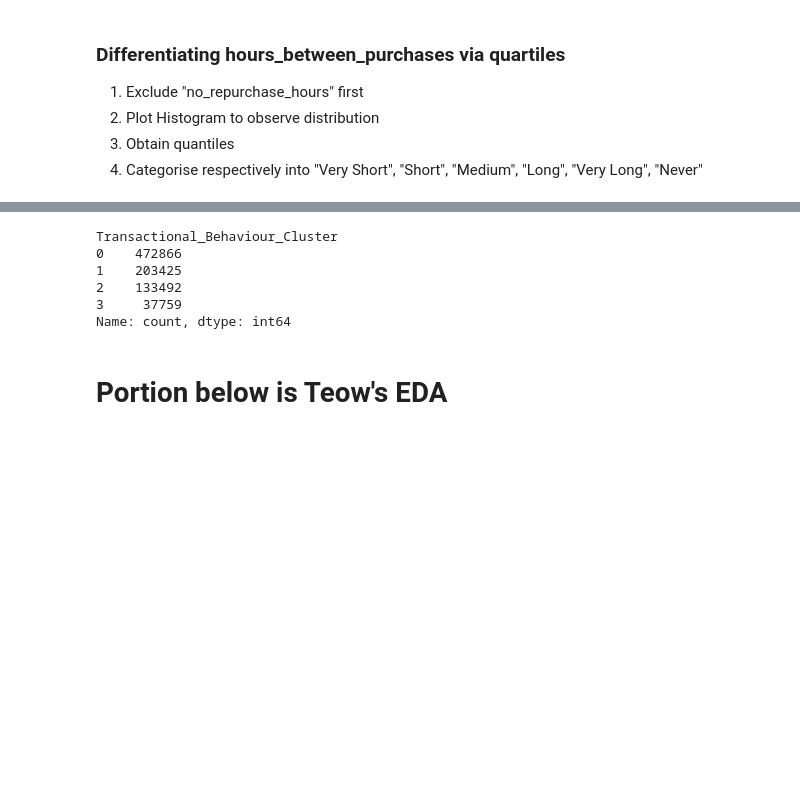
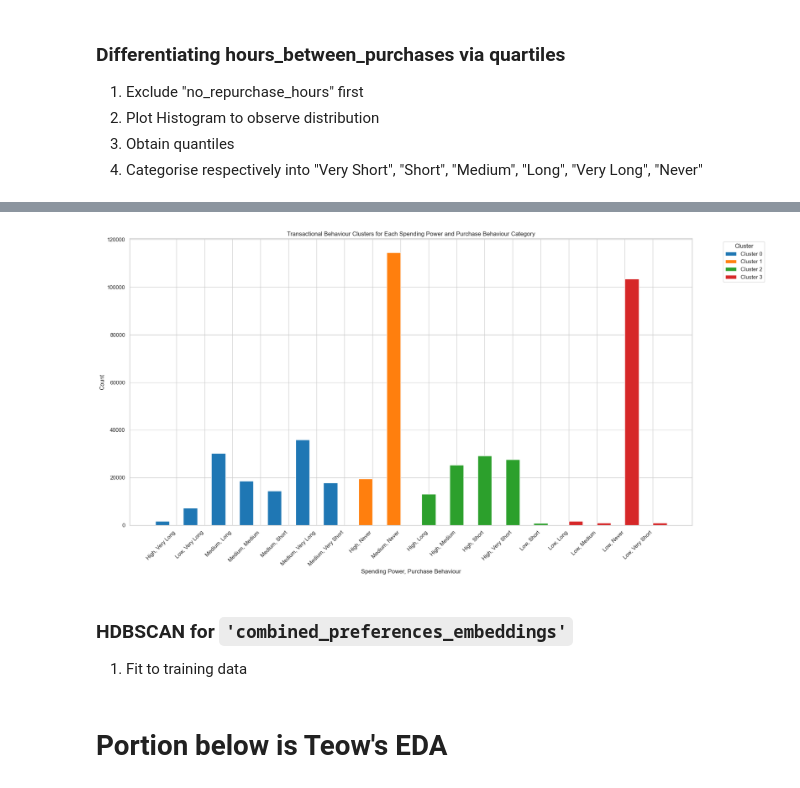
Before and after one commit to aldensiol/FashoReco, a Jupyter notebook: customer-segmentation.ipynb, the cells around one changed output, grey strips where cells are left out. Drawn from its saved outputs; the diff is of its cells as text; code cells hidden in the pictures; blank space fills up the shorter version.

```diff
--- a/customer-segmentation.ipynb
+++ b/customer-segmentation.ipynb
@@ -269,6 +315,6 @@ Best run was number 2
 # %%
 # From above, the optimal number of clusters is 4
-kmodes_full = KModes(n_clusters=4, n_init=5, max_iter=10, verbose=2)
+kmodes_full = KModes(n_clusters=4, init="Huang", n_init=10, max_iter=200, verbose=1)
 
 kmodes_full.fit(df_c_train_fe[['spending_power', 'purchase_behaviour']])
 
@@ -286,9 +344,49 @@ Run 1, iteration: 1/10, moves: 29318, cost: 351671.0
-# %%
-df_c_train_fe["Transactional_Behaviour_Cluster"].value_counts()
-# %% [output]
-Transactional_Behaviour_Cluster
-0    472866
-1    203425
-2    133492
-3     37759
-Name: count, dtype: int64
+# %%
+plot_data = df_c_train_fe.groupby(['Transactional_Behaviour_Cluster', 'spending_power', 'purchase_behaviour']).size().reset_index(name='count')
+
+plot_data['category'] = plot_data[['spending_power', 'purchase_behaviour']].apply(tuple, axis=1)
+
+categories = plot_data['category'].unique()
+
+plt.figure(figsize=(19, 10))
+
+n_clusters = plot_data['Transactional_Behaviour_Cluster'].nunique()
+n_categories = len(categories)
+
+colors = ['tab:blue', 'tab:orange', 'tab:green', 'tab:red']
+
+bar_width = 1.5
+
+xticks_positions = []
+
+# Plot each cluster's bars
+for cluster_num in range(n_clusters):
+    # Filter the data for the current cluster
+    cluster_data = plot_data[plot_data['Transactional_Behaviour_Cluster'] == cluster_num]
+
+    bar_positions = []
+
+    # Plot each category's bar for the current cluster
+    for i, category in enumerate(categories):
+        x_position = i * (n_clusters * bar_width) + cluster_num * bar_width
+
+        if cluster_num == 0:
+            xticks_positions.append(x_position + (n_clusters * bar_width) / 2)
+
+        # Get the count for the current category in the current cluster
+        count = cluster_data[cluster_data['category'] == category]['count'].iloc[0] if not cluster_data[cluster_data['category'] == category].empty else 0
+
+        plt.bar(x_position, count, width=3.0, color=colors[cluster_num], label=f'Cluster {cluster_num}' if i == 0 else "")
+
+plt.xticks(xticks_positions, [f'{sp}, {pb}' for sp, pb in categories], rotation=45, ha='right')
+
+plt.title('Transactional Behaviour Clusters for Each Spending Power and Purchase Behaviour Category')
+plt.xlabel('Spending Power, Purchase Behaviour')
+plt.ylabel('Count')
+
+plt.legend(title='Cluster', bbox_to_anchor=(1.05, 1), loc='upper left')
+
+plt.tight_layout()
+plt.show()
+# %% [output]
+[figure, added]
@@ -294,0 +395,3 @@ Name: count, dtype: int64
+# %% [markdown]
+### HDBSCAN for `'combined_preferences_embeddings'`
+1. Fit to training data
```
Also changed, not shown: parts of 21 cells of this notebook, 1 other file.
